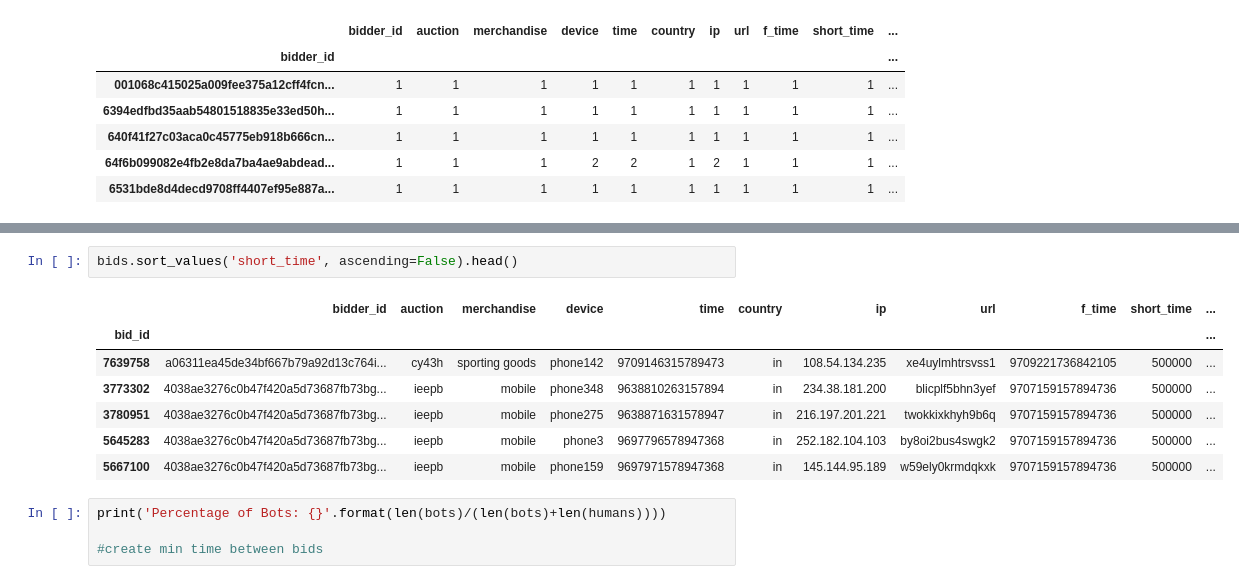
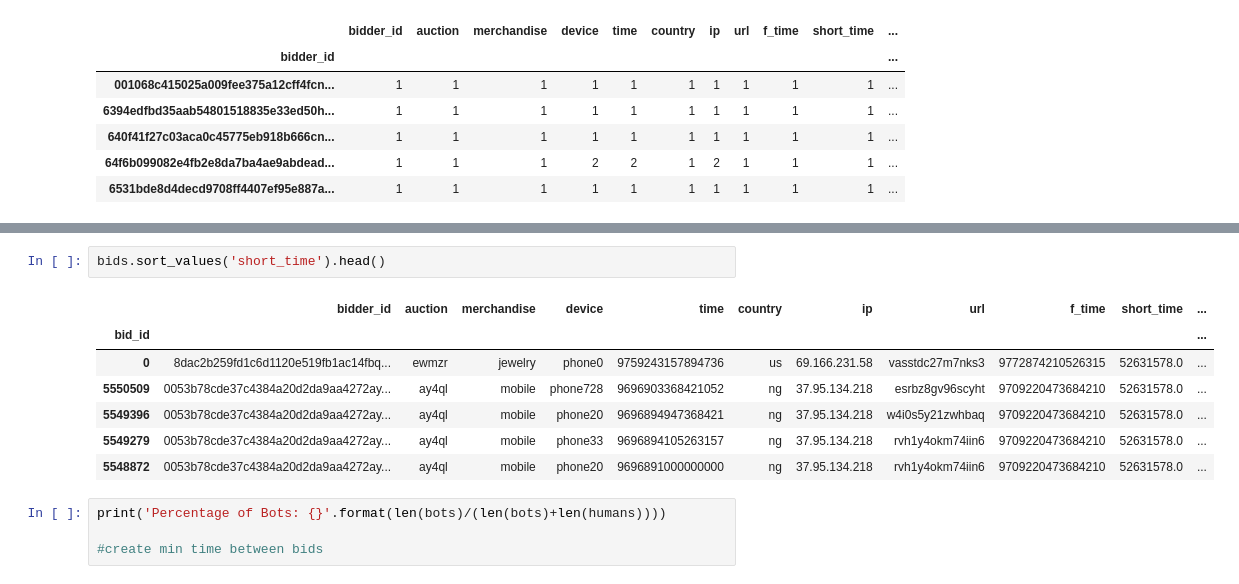
Before and after one commit to cvgardner/Springboard, a Jupyter notebook: Datastory Telling Project.ipynb, the cells around one changed output, grey strips where cells are left out. Drawn from its saved outputs; the diff is of its cells as text.

```diff
--- a/Datastory Telling Project.ipynb
+++ b/Datastory Telling Project.ipynb
@@ -102,13 +83,13 @@ bids[bids.bidder_id == bids.bidder_id.values[0]].sort_values('time')
 # %%
-bids.sort_values('short_time', ascending=False).head()
+bids.sort_values('short_time').head()
 # %% [output]
 |  | bidder_id | auction | merchandise | device | time | country | ip | url | f_time | short_time | ... |
 | bid_id |  |  |  |  |  |  |  |  |  |  | ... |
-| 7639758 | a06311ea45de34bf667b79a92d13c764i... | cy43h | sporting goods | phone142 | 9709146315789473 | in | 108.54.134.235 | xe4uylmhtrsvss1 | 9709221736842105 | 500000 | ... |
-| 3773302 | 4038ae3276c0b47f420a5d73687fb73bg... | ieepb | mobile | phone348 | 9638810263157894 | in | 234.38.181.200 | blicplf5bhn3yef | 9707159157894736 | 500000 | ... |
-| 3780951 | 4038ae3276c0b47f420a5d73687fb73bg... | ieepb | mobile | phone275 | 9638871631578947 | in | 216.197.201.221 | twokkixkhyh9b6q | 9707159157894736 | 500000 | ... |
-| 5645283 | 4038ae3276c0b47f420a5d73687fb73bg... | ieepb | mobile | phone3 | 9697796578947368 | in | 252.182.104.103 | by8oi2bus4swgk2 | 9707159157894736 | 500000 | ... |
-| 5667100 | 4038ae3276c0b47f420a5d73687fb73bg... | ieepb | mobile | phone159 | 9697971578947368 | in | 145.144.95.189 | w59ely0krmdqkxk | 9707159157894736 | 500000 | ... |
+| 0 | 8dac2b259fd1c6d1120e519fb1ac14fbq... | ewmzr | jewelry | phone0 | 9759243157894736 | us | 69.166.231.58 | vasstdc27m7nks3 | 9772874210526315 | 52631578.0 | ... |
+| 5550509 | 0053b78cde37c4384a20d2da9aa4272ay... | ay4ql | mobile | phone728 | 9696903368421052 | ng | 37.95.134.218 | esrbz8gv96scyht | 9709220473684210 | 52631578.0 | ... |
+| 5549396 | 0053b78cde37c4384a20d2da9aa4272ay... | ay4ql | mobile | phone20 | 9696894947368421 | ng | 37.95.134.218 | w4i0s5y21zwhbaq | 9709220473684210 | 52631578.0 | ... |
+| 5549279 | 0053b78cde37c4384a20d2da9aa4272ay... | ay4ql | mobile | phone33 | 9696894105263157 | ng | 37.95.134.218 | rvh1y4okm74iin6 | 9709220473684210 | 52631578.0 | ... |
+| 5548872 | 0053b78cde37c4384a20d2da9aa4272ay... | ay4ql | mobile | phone20 | 9696891000000000 | ng | 37.95.134.218 | rvh1y4okm74iin6 | 9709220473684210 | 52631578.0 | ... |
 # %%
 print('Percentage of Bots: {}'.format(len(bots)/(len(bots)+len(humans))))
 
```
Also changed, not shown: parts of 4 cells of this notebook, 3 other files.
